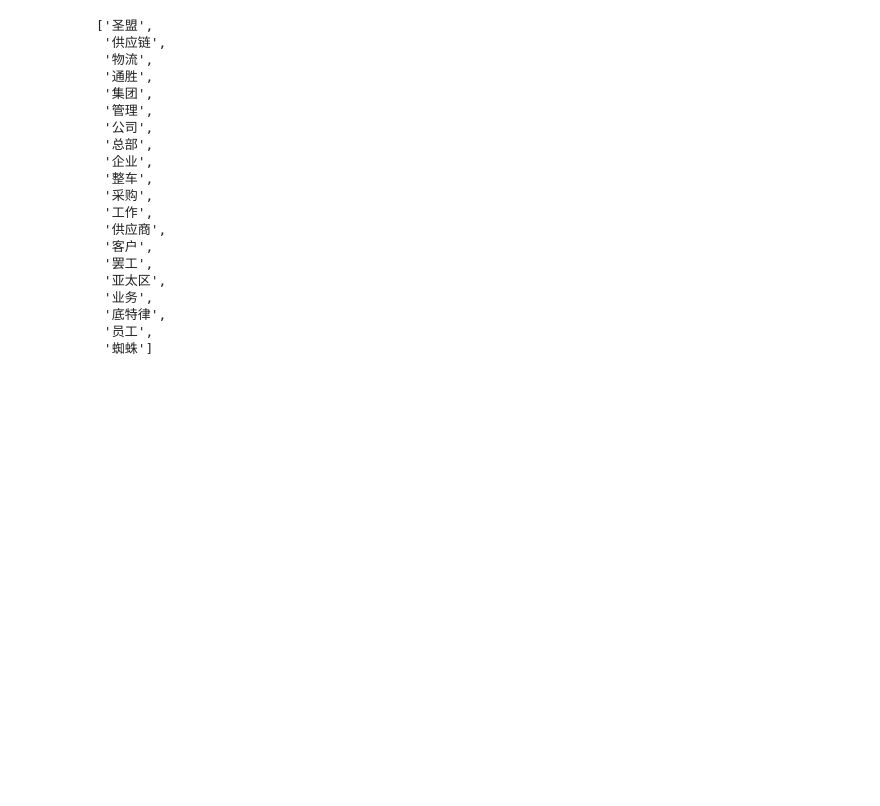
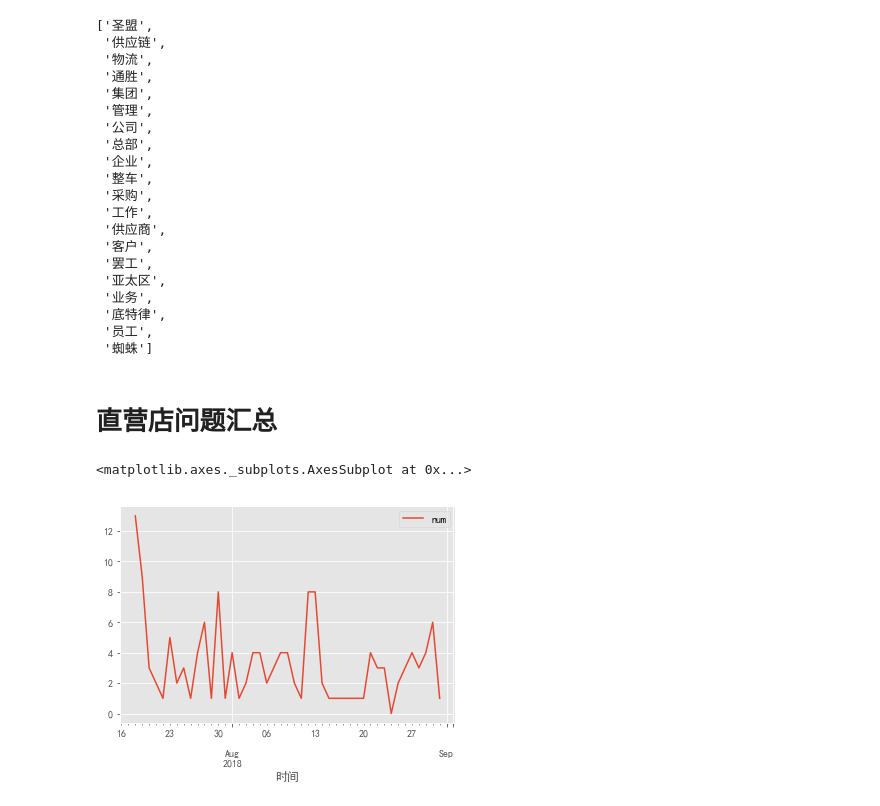
Before and after one commit to serpahimor/private-room, a Jupyter notebook: ipynb/data/补单查询数据.ipynb, the cells around one changed output. Drawn from its saved outputs; the diff is of its cells as text; code cells hidden in the pictures; blank space fills up the shorter version.

```diff
--- a/ipynb/data/补单查询数据.ipynb
+++ b/ipynb/data/补单查询数据.ipynb
@@ -1989,3 +1989,11 @@ topK(path+'物流.txt')
  '底特律',
  '员工',
  '蜘蛛']
+# %% [markdown]
+# 直营店问题汇总
+# %%
+df_zhiyin=pd.read_excel('C:\\Users\\d\\Desktop\\工人问题反馈.xlsx')
+df_zhiyin.eval("num=1").groupby([pd.Grouper(key="时间",freq='1d')]).aggregate({'num':sum}).plot()
+# %% [output]
+<matplotlib.axes._subplots.AxesSubplot at 0x...>
+[figure, added]
```
Also changed, not shown: parts of 3 cells of this notebook, 36 other files.
